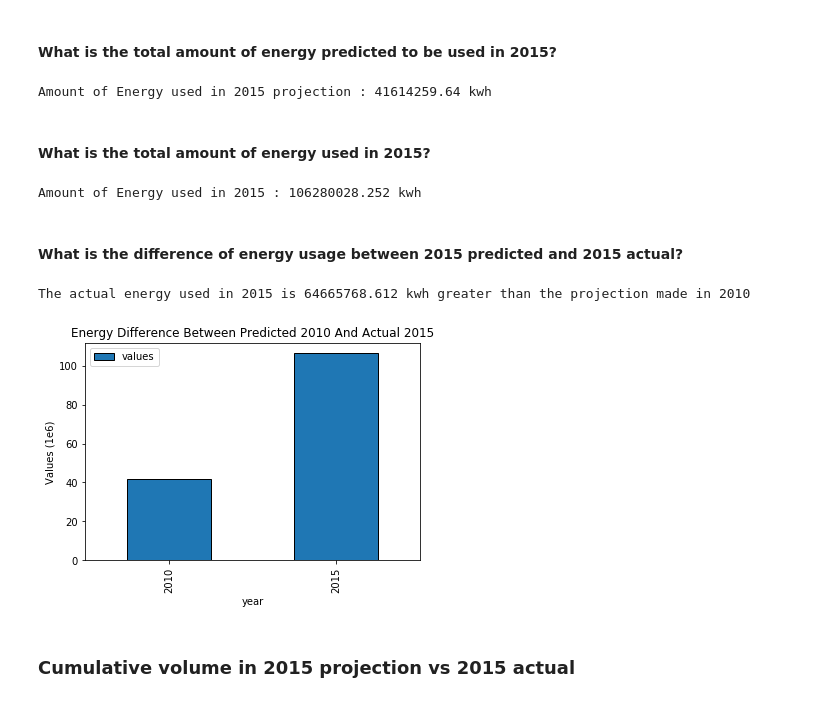
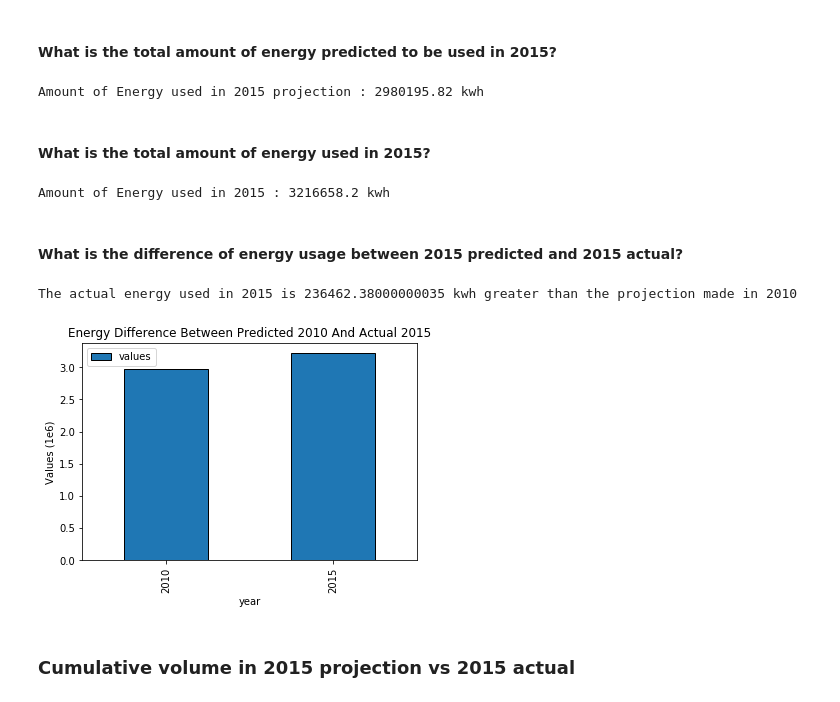
Before and after one commit to ds-modules/CE-110, a Jupyter notebook: CE-110_Lab_Mina.ipynb, the cells around one changed output. Saved outputs shown, nothing was run; the diff lists cells and outputs as text; code cells hidden in the pictures.

```diff
--- a/CE-110_Lab_Mina.ipynb
+++ b/CE-110_Lab_Mina.ipynb
@@ -281,6 +264,6 @@ Amount of Energy used in 2010 : 38642398.919999994 kwh
 # %% [markdown]
 #### What is the total amount of energy predicted to be used in 2015?
 # %%
-projection_energy_2015 = 2556 * 381.84 + 127713 * 318.2
+projection_energy_2015 = 2046 * 195.72 + 15817 * 163.1
 print ("Amount of Energy used in 2015 projection : " + str(projection_energy_2015) + " kwh")
 # %% [output]
@@ -348,6 +330,6 @@ The total transmission_kwh in 2010 : 38642398.919999994 kwh
 # %% [markdown]
 #### What is the total amount of energy used in 2015?
 # %%
-energy1 = 106451 * 954.6 + 2092.98 * 2227.4
-print ("The total transmission_kwh in 2015 : " + str(energy1) + " kwh")
+actual_energy_2015 = 2335 * 195.72 + 8460 * 326.2
+print ("The total transmission_kwh in 2015 : " + str(actual_energy_2015) + " kwh")
 # %% [output]
@@ -410,33 +391,31 @@ plt.ylabel('Values');
 # %% [markdown]
 #### What is the total amount of energy predicted to be used in 2015?
 # %%
-projection = 2556 * 381.84 + 127713 * 318.2
-print ("Amount of Energy used in 2015 projection : " + str(projection) + " kwh")
+print ("Amount of Energy used in 2015 projection : " + str(projection_energy_2015) + " kwh")
 # %% [output]
-Amount of Energy used in 2015 projection : 41614259.64 kwh
+Amount of Energy used in 2015 projection : 2980195.82 kwh
 # %% [markdown]
 #### What is the total amount of energy used in 2015?
 # %%
-actual = 2092.98 * 2227.4 + 106451 * 954.6
-print ("Amount of Energy used in 2015 : " + str(actual) + " kwh")
+print ("Amount of Energy used in 2015 : " + str(actual_energy_2015) + " kwh")
 # %% [output]
-Amount of Energy used in 2015 : 106280028.252 kwh
+Amount of Energy used in 2015 : 3216658.2 kwh
 # %% [markdown]
 #### What is the difference of energy usage between 2015 predicted and 2015 actual?
 # %%
-diff = actual - projection
+diff = actual_energy_2015 - projection_energy_2015
 print ("The actual energy used in 2015 is " + str(diff) + " kwh" + " greater than the projection made in 2010")
 # %% [output]
-The actual energy used in 2015 is 64665768.612 kwh greater than the projection made in 2010
+The actual energy used in 2015 is 236462.38000000035 kwh greater than the projection made in 2010
 # %%
 data_4 = pd.DataFrame(data =
                       {"year" : [2010, 2015],
-                       "values" : [projection/(10**6), actual/(10**6)]})
+                       "values" : [projection_energy_2015/(10**6), actual_energy_2015/(10**6)]})
 data_4.plot(kind='bar',x='year', y='values')
 plt.title("Energy Difference Between Predicted 2010 And Actual 2015")
 plt.ylabel('Values (1e6)');
 # %% [output]
-[figure, old version]
+[figure, new version]
 # %% [markdown]
 ###  Cumulative volume in 2015 projection vs 2015 actual
 # %% [markdown]
```
Also changed, not shown: parts of 47 cells of this notebook.
